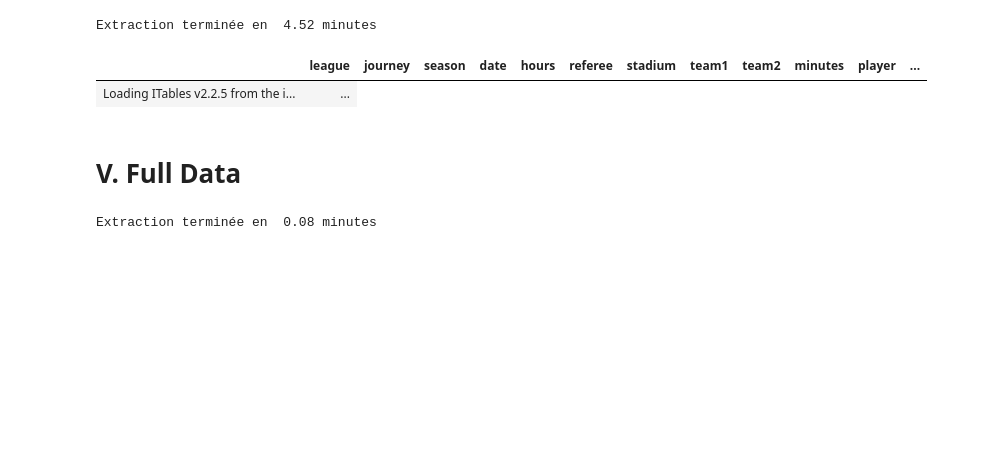
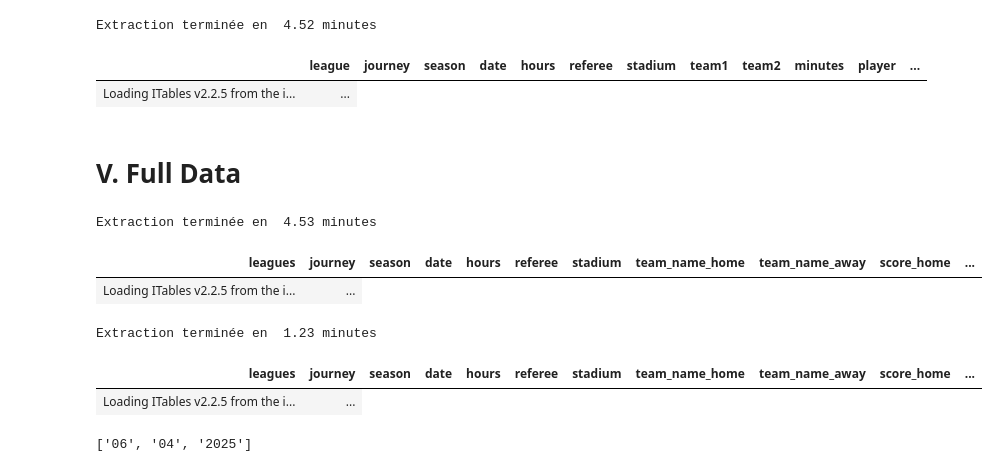
Before and after one commit to abusche/Football-Database, a Jupyter notebook: FBref/Untitled.ipynb, the cells around one changed output. Drawn from its saved outputs; the diff is of its cells as text; code cells hidden in the pictures; blank space fills up the shorter version.

```diff
--- a/Untitled.ipynb
+++ b/FBref/Untitled.ipynb
@@ -104,4 +109,28 @@ def get_database(date_start, date_end, leagues, folder):
 # %%
-get_database('2025-03-01', '2025-03-31', leagues = ["Ligue 1"], folder="data")
+T1, T2, T3, T4 = get_database('2025-03-01', '2025-03-31', leagues = ["Ligue 1"], folder="data")
 # %% [output]
-Extraction terminée en  0.08 minutes
+Extraction terminée en  4.53 minutes
+# %%
+import pandas as pd
+import ace_tools_open as tools
+tools.display_dataframe_to_user("", pd.read_csv("data/matchs.csv"))
+# %% [output]
+| leagues | journey | season | date | hours | referee | stadium | team_name_home | team_name_away | score_home | ... |
+| Loading ITables v2.2.5 from the i... | ... |
+# %%
+from database_functions import get_database
+get_database('2025-04-01', '2025-04-09', leagues = ["Ligue 1"], folder="data", save = True, add=True)
+# %% [output]
+Extraction terminée en  1.23 minutes
+# %%
+import pandas as pd
+import ace_tools_open as tools
+tools.display_dataframe_to_user("", pd.read_csv("data/matchs.csv"))
+# %% [output]
+| leagues | journey | season | date | hours | referee | stadium | team_name_home | team_name_away | score_home | ... |
+| Loading ITables v2.2.5 from the i... | ... |
+# %%
+last_date = pd.to_datetime(pd.read_csv(f"data/matchs.csv")['date'], format='%d/%m/%Y').max().strftime('%d/%m/%Y').split("/")
+date_start
+# %% [output]
+['06', '04', '2025']
```
Also changed, not shown: parts of 2 cells of this notebook, 9 other files.
